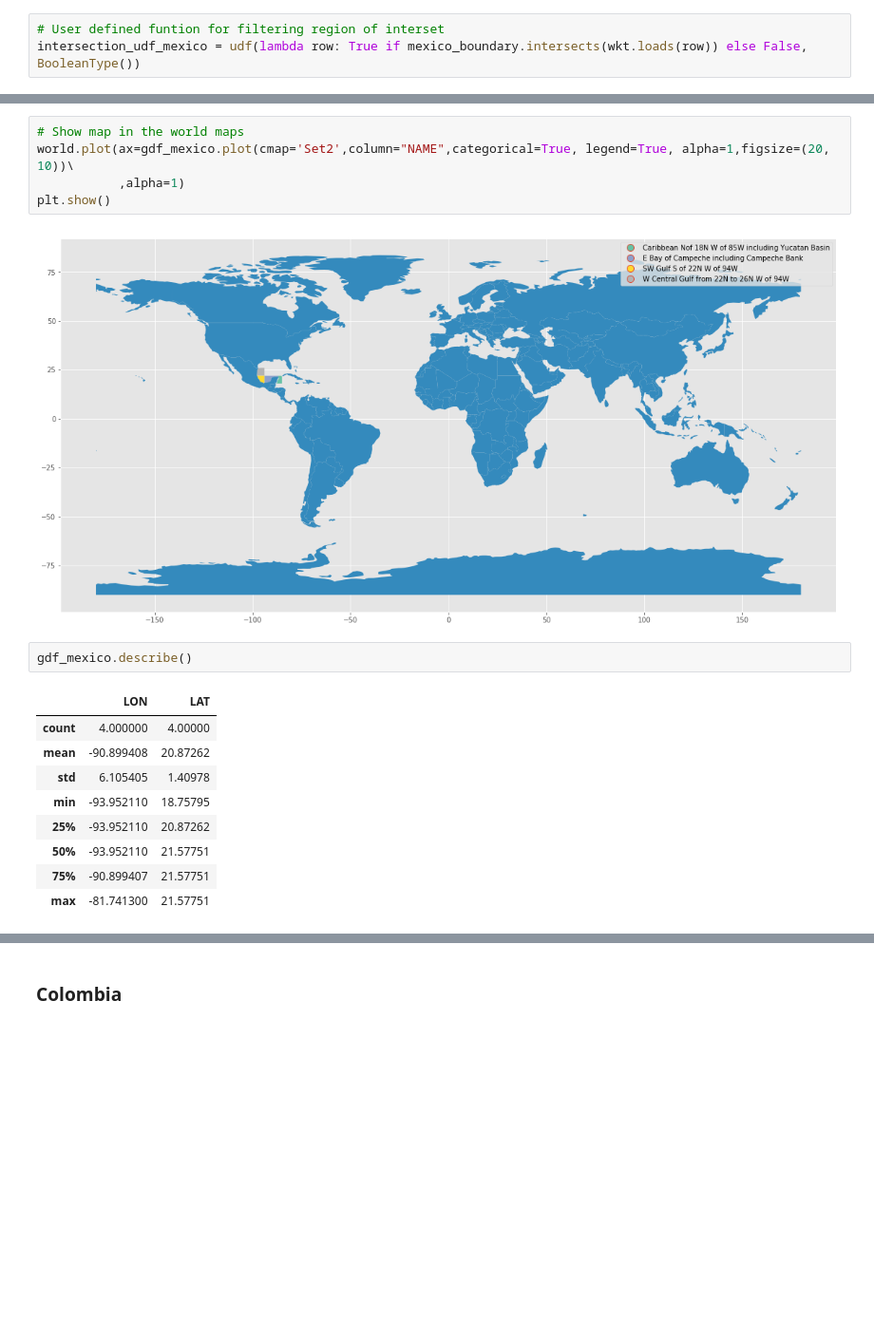
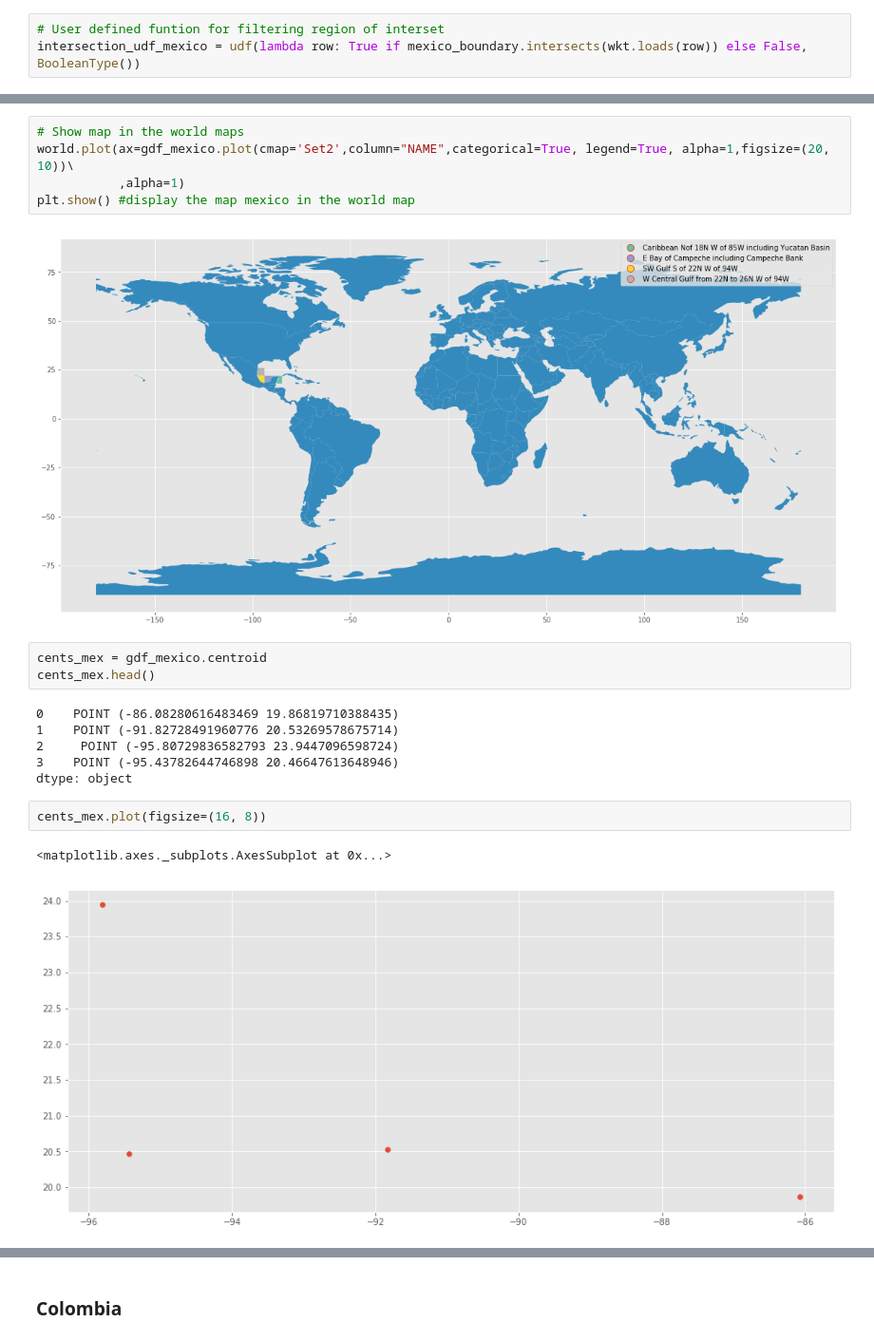
Before and after one commit to twseptian/Coastal-and-Offshore-Marine-Zones, a Jupyter notebook: Spatial-DB.ipynb, the cells around one changed output, grey strips where cells are left out. Shown at 95% size. Drawn from its saved outputs; the diff is of its cells as text; blank space fills up the shorter version.

```diff
--- a/Spatial-DB.ipynb
+++ b/Spatial-DB.ipynb
@@ -459,18 +578,20 @@ plt.show()
 # Show map in the world maps
 world.plot(ax=gdf_mexico.plot(cmap='Set2',column="NAME",categorical=True, legend=True, alpha=1,figsize=(20, 10))\
            ,alpha=1)
-plt.show()
+plt.show() #display the map mexico in the world map
 # %% [output]
 [figure]
-# %%
-gdf_mexico.describe()
-# %% [output]
-|  | LON | LAT |
-| count | 4.000000 | 4.00000 |
-| mean | -90.899408 | 20.87262 |
-| std | 6.105405 | 1.40978 |
-| min | -93.952110 | 18.75795 |
-| 25% | -93.952110 | 20.87262 |
-| 50% | -93.952110 | 21.57751 |
-| 75% | -90.899407 | 21.57751 |
-| max | -81.741300 | 21.57751 |
+# %%
+cents_mex = gdf_mexico.centroid
+cents_mex.head()
+# %% [output]
+0    POINT (-86.08280616483469 19.86819710388435)
+1    POINT (-91.82728491960776 20.53269578675714)
+2     POINT (-95.80729836582793 23.9447096598724)
+3    POINT (-95.43782644746898 20.46647613648946)
+dtype: object
+# %%
+cents_mex.plot(figsize=(16, 8))
+# %% [output]
+<matplotlib.axes._subplots.AxesSubplot at 0x...>
+[figure, added]
```
Also changed, not shown: parts of 105 cells of this notebook.
